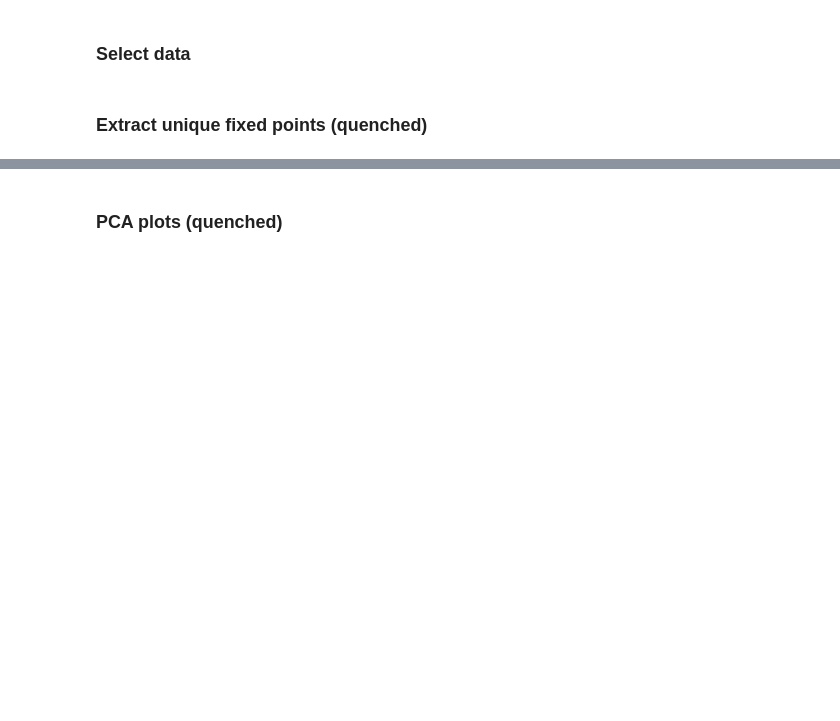
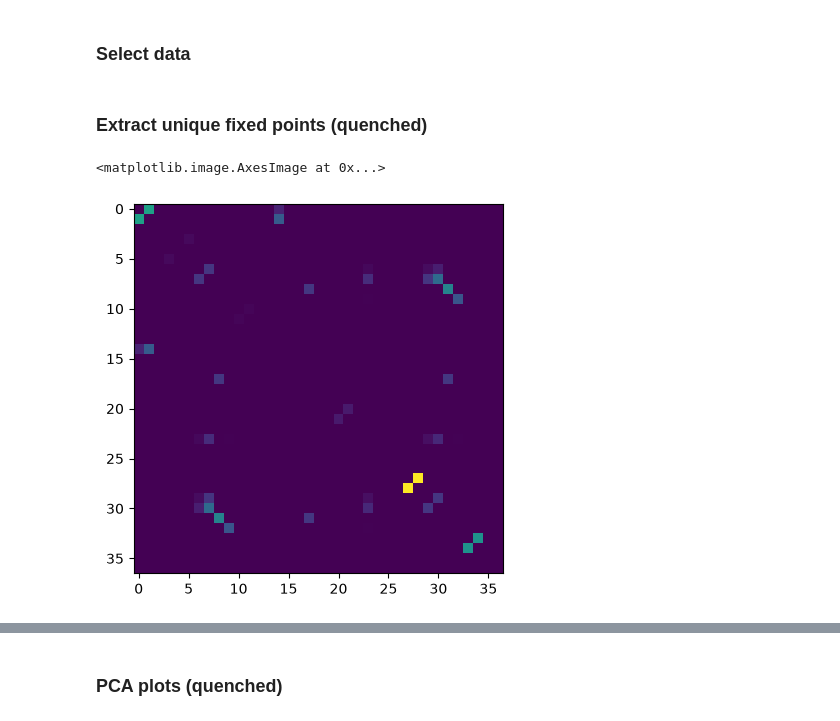
Before and after one commit to vicioms/MHN-Bif, a Jupyter notebook: data_fixed_points2.ipynb, the cells around one changed output, grey strips where cells are left out. Drawn from its saved outputs; the diff is of its cells as text; code cells hidden in the pictures; blank space fills up the shorter version.

```diff
--- a/data_fixed_points2.ipynb
+++ b/data_fixed_points2.ipynb
@@ -92,7 +111,7 @@ def disambiguate_fixed_points_adaptive(x_fp_list, weights, thresholds):
 # %% [markdown]
 ### Select data
 # %%
-DATASET = "mnist"
+DATASET = "ema"
 IS_IMAGE = DATASET in ["mnist", "stl10", "cifar10", "cifar100"]
 data_path = Path("paper_results/experiments/")
 quenched_files = list(data_path.glob(f"{DATASET}*weights_quenched*.pt"))
@@ -124,7 +143,7 @@ is_centered = False
 is_euclidean = True
 sub_file_df = file_df[(file_df['is_euclidean'] == is_euclidean) & (file_df['is_centered'] == is_centered)]
 logit_noise = 1.0
-num_per_label = 1 if IS_IMAGE else None
+num_per_label = 5 if IS_IMAGE else None
 if num_per_label is not None:
     quenched_file_mask = (file_df['is_euclidean'] == is_euclidean) & (file_df['is_centered'] == is_centered) & (file_df['is_quenched'] == True) & (file_df['num_per_label'] == num_per_label)
     annealed_file_mask = (file_df['is_euclidean'] == is_euclidean) & (file_df['is_centered'] == is_centered) & (file_df['is_quenched'] == False) & (file_df['num_per_label'] == num_per_label) & (file_df['noise'] == logit_noise)
@@ -150,11 +173,14 @@ annealed_x = annealed_weights @ patterns
 # %% [markdown]
 ### Extract unique fixed points (quenched)
 # %%
-quenched_thresholds = [1e-2,1e-3,1e-4]
-for quenched_threshold in quenched_thresholds:
-    try:
-        x_quenched_fps, w_quenched_fps, num_quenched_fps = disambiguate_fixed_points(quenched_x, quenched_weights, quenched_threshold, True)
-        print(f"Proper clusters at {quenched_threshold}")
-        break
-    except:
-        print(f"Threshold too small {quenched_threshold}")
+if not is_euclidean:
+    quenched_thresholds = [1e-2,1e-3,1e-4]
+    for quenched_threshold in quenched_thresholds:
+        try:
+            x_quenched_fps, w_quenched_fps, num_quenched_fps = disambiguate_fixed_points(quenched_x, quenched_weights, quenched_threshold, True)
+            print(f"Proper clusters at {quenched_threshold}")
+            break
+        except:
+            print(f"Threshold too small {quenched_threshold}")
+else:
+    x_quenched_fps, w_quenched_fps, num_quenched_fps = disambiguate_fixed_points_local(quenched_x, quenched_weights, 1/torch.sqrt(betas))
@@ -160,0 +234,25 @@ for quenched_threshold in quenched_thresholds:
+# %%
+from scipy.sparse import coo_matrix, csr_matrix
+import math
+max_order = 3
+strength_multiplier = torch.logspace(-6,0,100)
+frac_num_simplices = torch.zeros(len(betas), len(strength_multiplier), max_order-1)
+edge_matrices = {}
+for beta_idx in tqdm(range(len(betas))):
+    w_fp = w_quenched_fps[beta_idx]
+    found_simplices = build_weighted_simplices(w_fp, max_order)
+    for order in range(2, max_order+1):
+        if order not in found_simplices:
+            break
+        simplices = found_simplices[order]["simplices"]
+        strengths = found_simplices[order]["strengths"]
+        frac_num_simplices[beta_idx, :, order-2] = (strengths[:,None] >= strength_multiplier[None,:]).sum(dim=0)/ math.comb(w_fp.shape[0], order)
+        if order == 2:
+            edge_matrix = coo_matrix((strengths.cpu().numpy(), (simplices[:,0].cpu().numpy(), simplices[:,1].cpu().numpy())), shape=(w_fp.shape[0], w_fp.shape[0]))
+            edge_matrix = (edge_matrix + edge_matrix.T)
+            edge_matrices[beta_idx] = edge_matrix.tocsr()
+# %%
+plt.imshow(np.log(1+edge_matrices[400].todense()))
+# %% [output]
+<matplotlib.image.AxesImage at 0x...>
+[figure, added]
```
Also changed, not shown: parts of 17 cells of this notebook, 18 other files.
